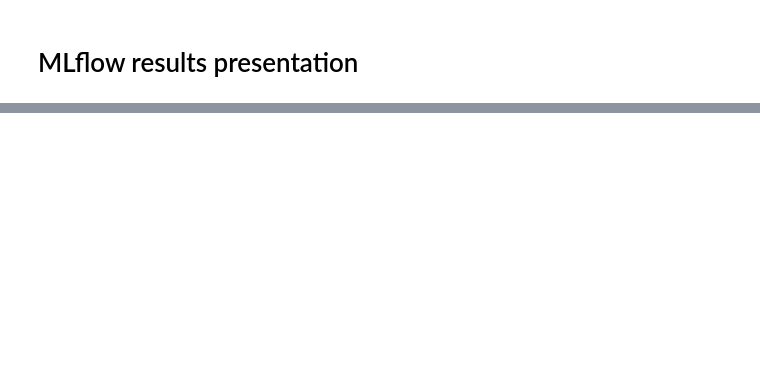
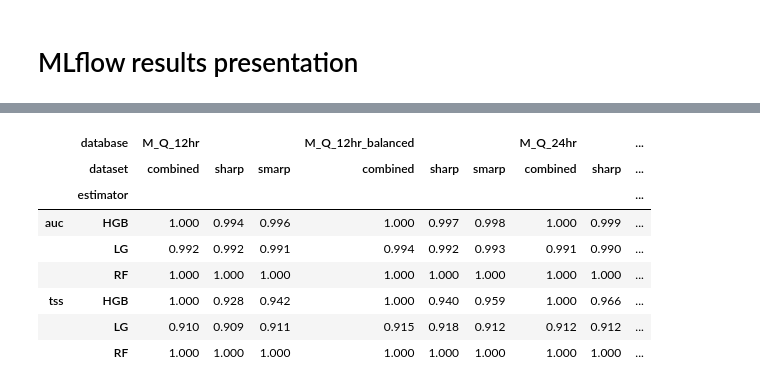
Before and after one commit to ZeyuSun/flare-prediction-smarp, a Jupyter notebook: notebooks/mlflow_results.ipynb, the cells around one changed output, grey strips where cells are left out. Saved outputs shown, nothing was run; the diff lists cells and outputs as text; code cells hidden in the pictures; blank space fills up the shorter version.

```diff
--- a/notebooks/mlflow_results.ipynb
+++ b/notebooks/mlflow_results.ipynb
@@ -219,0 +74,14 @@ NameError: name 'cfg' is not defined
+# %%
+columns = ['database', 'dataset', 'estimator']
+df_style = style(runs, columns=columns)
+df_style
+# %% [output]
+|  | database | M_Q_12hr |  |  | M_Q_12hr_balanced |  |  | M_Q_24hr |  | ... |
+|  | dataset | combined | sharp | smarp | combined | sharp | smarp | combined | sharp | ... |
+|  | estimator |  |  |  |  |  |  |  |  | ... |
+| auc | HGB | 1.000 | 0.994 | 0.996 | 1.000 | 0.997 | 0.998 | 1.000 | 0.999 | ... |
+|  | LG | 0.992 | 0.992 | 0.991 | 0.994 | 0.992 | 0.993 | 0.991 | 0.990 | ... |
+|  | RF | 1.000 | 1.000 | 1.000 | 1.000 | 1.000 | 1.000 | 1.000 | 1.000 | ... |
+| tss | HGB | 1.000 | 0.928 | 0.942 | 1.000 | 0.940 | 0.959 | 1.000 | 0.966 | ... |
+|  | LG | 0.910 | 0.909 | 0.911 | 0.915 | 0.918 | 0.912 | 0.912 | 0.912 | ... |
+|  | RF | 1.000 | 1.000 | 1.000 | 1.000 | 1.000 | 1.000 | 1.000 | 1.000 | ... |
```
Also changed, not shown: parts of 36 cells of this notebook, 1 other file.
